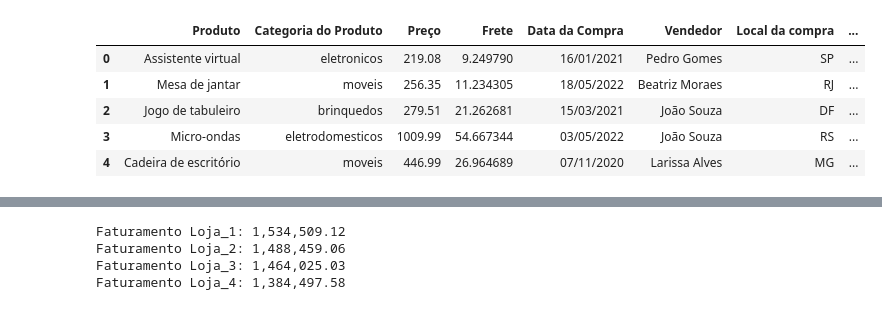
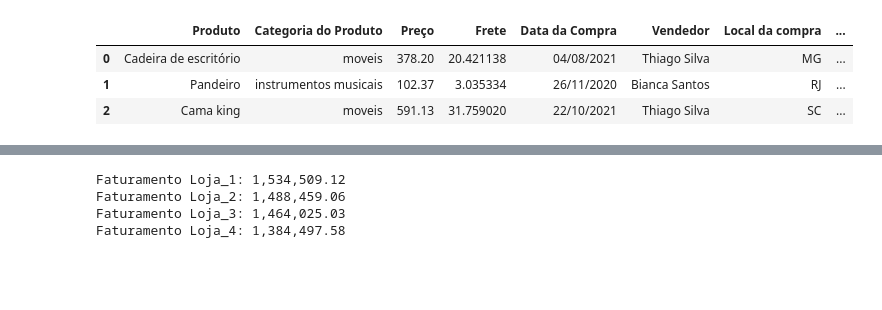
Before and after one commit to vmpimenta/challenge_alura_store_modelagem, a Jupyter notebook: challenge.ipynb, the cells around one changed output, grey strips where cells are left out. Cells and saved outputs as stored; diff of their text form; code cells hidden in the pictures; blank space fills up the shorter version.

```diff
--- a/challenge.ipynb
+++ b/challenge.ipynb
@@ -7,14 +9,12 @@ loja2 = pd.read_csv("loja_2.csv")
 loja3 = pd.read_csv("loja_3.csv")
 loja4 = pd.read_csv("loja_4.csv")
 # %%
-loja1.head()
+loja2.head(3)
 # %% [output]
 |  | Produto | Categoria do Produto | Preço | Frete | Data da Compra | Vendedor | Local da compra | ... |
-| 0 | Assistente virtual | eletronicos | 219.08 | 9.249790 | 16/01/2021 | Pedro Gomes | SP | ... |
-| 1 | Mesa de jantar | moveis | 256.35 | 11.234305 | 18/05/2022 | Beatriz Moraes | RJ | ... |
-| 2 | Jogo de tabuleiro | brinquedos | 279.51 | 21.262681 | 15/03/2021 | João Souza | DF | ... |
-| 3 | Micro-ondas | eletrodomesticos | 1009.99 | 54.667344 | 03/05/2022 | João Souza | RS | ... |
-| 4 | Cadeira de escritório | moveis | 446.99 | 26.964689 | 07/11/2020 | Larissa Alves | MG | ... |
+| 0 | Cadeira de escritório | moveis | 378.20 | 20.421138 | 04/08/2021 | Thiago Silva | MG | ... |
+| 1 | Pandeiro | instrumentos musicais | 102.37 | 3.035334 | 26/11/2020 | Bianca Santos | RJ | ... |
+| 2 | Cama king | moveis | 591.13 | 31.759020 | 22/10/2021 | Thiago Silva | SC | ... |
 # %%
 # FATURAMENTO
 # Função para trazer o faturamento de cada loja;
```
Also changed, not shown: parts of 29 cells of this notebook.
